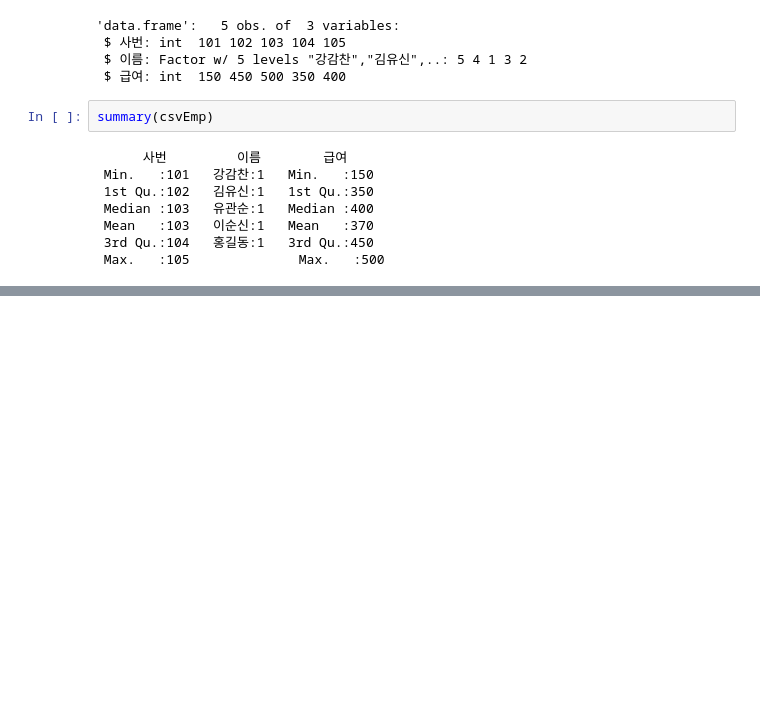
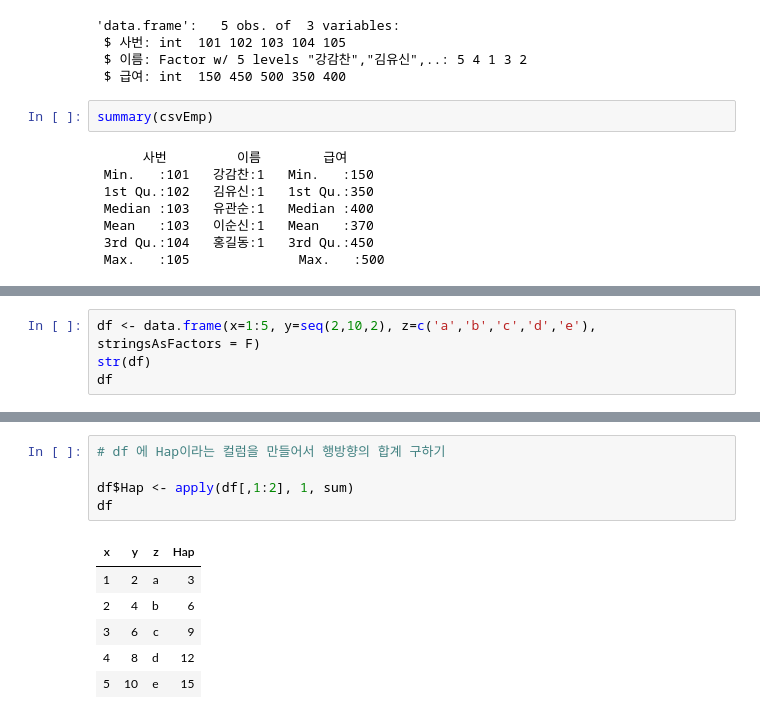
Before and after one commit to HyeogDo/R_study, a Jupyter notebook: 03. 벡터와 데이터프레임.ipynb, the cells around one changed output, grey strips where cells are left out. Cells and saved outputs as stored; diff of their text form; blank space fills up the shorter version.

```diff
--- a/03. 벡터와 데이터프레임.ipynb
+++ b/03. 벡터와 데이터프레임.ipynb
@@ -562,0 +569,4 @@ summary(csvEmp)
+# %%
+df <- data.frame(x=1:5, y=seq(2,10,2), z=c('a','b','c','d','e'), stringsAsFactors = F)
+str(df)
+df
@@ -562,0 +613,12 @@ summary(csvEmp)
+# %%
+# df 에 Hap이라는 컬럼을 만들어서 행방향의 합계 구하기
+
+df$Hap <- apply(df[,1:2], 1, sum)
+df
+# %% [output]
+| x | y | z | Hap |
+| 1 | 2 | a | 3 |
+| 2 | 4 | b | 6 |
+| 3 | 6 | c | 9 |
+| 4 | 8 | d | 12 |
+| 5 | 10 | e | 15 |
```
Also changed, not shown: parts of 43 cells of this notebook, 4 other files.
